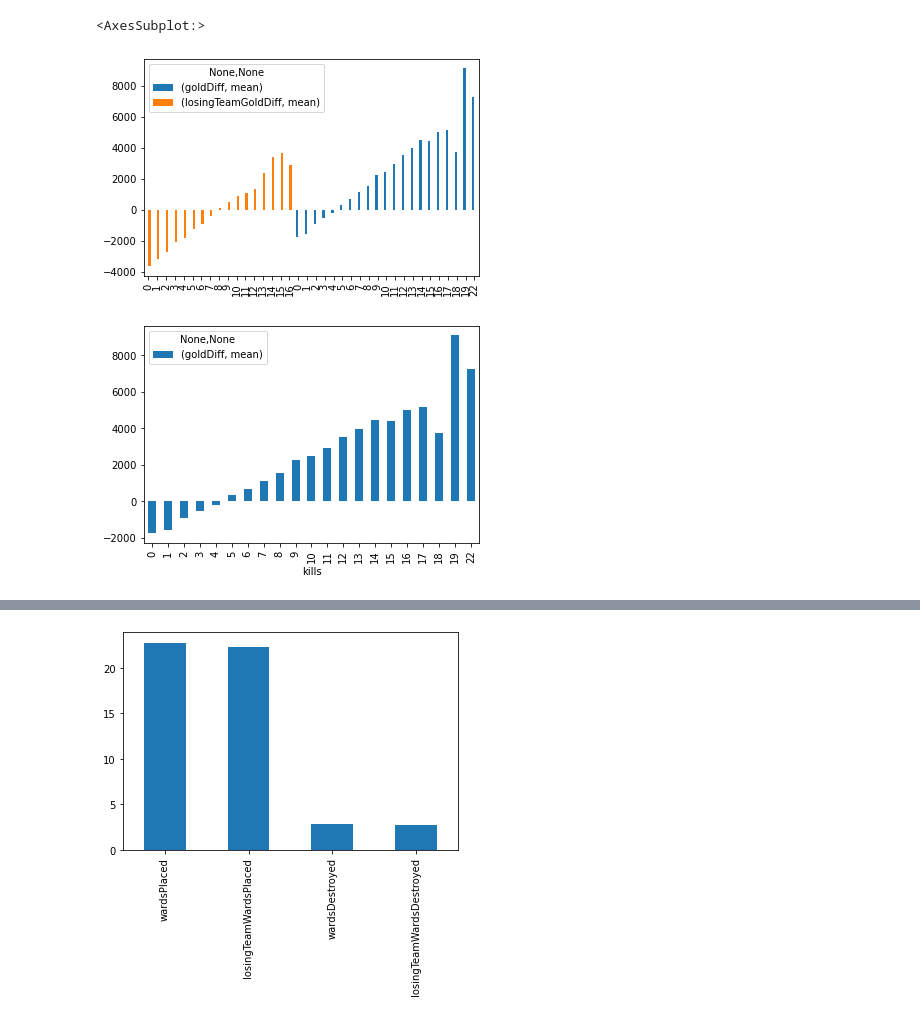
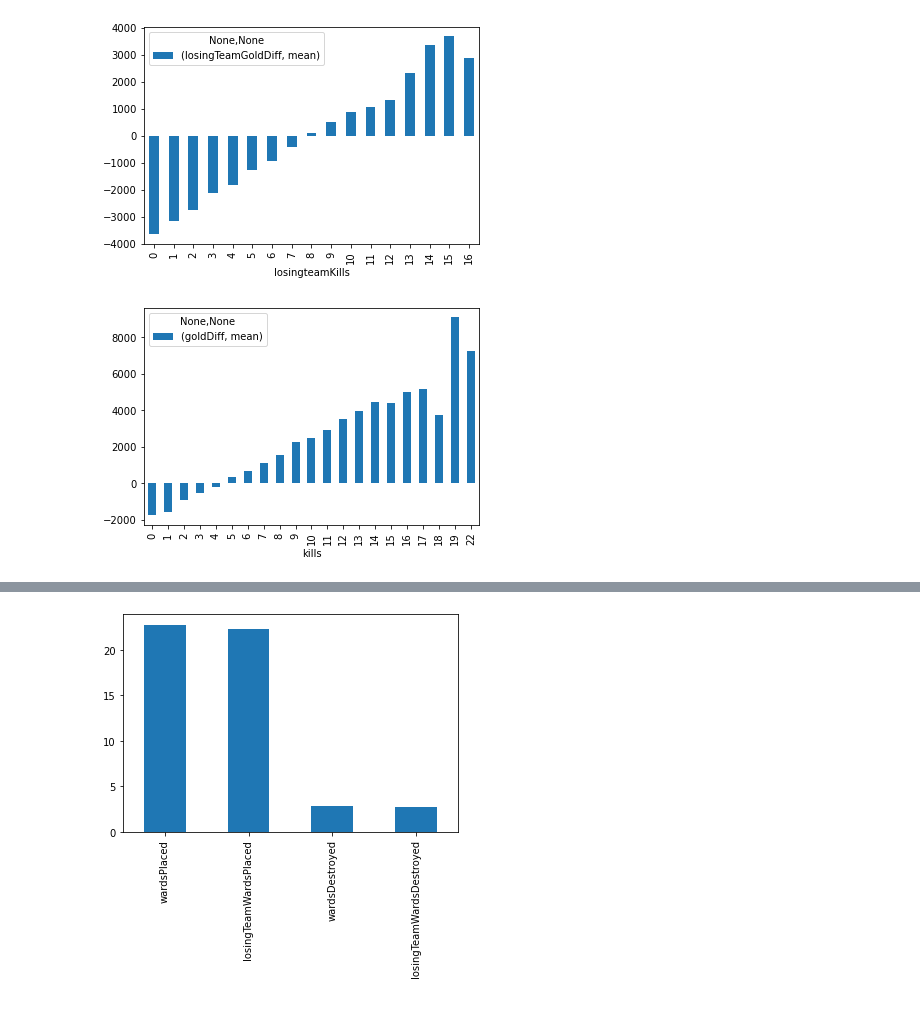
Before and after one commit to Nakheem/Data301, a Jupyter notebook: analysis/Nakheem/analysis.ipynb, the cells around one changed output, grey strips where cells are left out. Drawn from its saved outputs; the diff is of its cells as text; code cells hidden in the pictures.

```diff
--- a/analysis/Nakheem/analysis.ipynb
+++ b/analysis/Nakheem/analysis.ipynb
@@ -52,18 +52,10 @@ def load_and_process(data):
 df = load_and_process("../../data/raw/data.csv")
 # %%
 #looking at the relation between kills, this shows that men the wining team is down kills they arent losing as badly as the losing team
-# is
-df1 = df.groupby('losingteamKills').agg({'losingTeamGoldDiff': ['mean']})
-df2 = df.groupby('kills').agg({'goldDiff': ['mean']})
-frames = [df1,df2]
-result = pd.concat(frames)
-result.plot.bar()
+# its seem like passing that -2000 gold point is an automatic lose for the team and also a plus 4000 gold lead for the wining team is an
+#automatic win
+df1 = df.groupby('losingteamKills').agg({'losingTeamGoldDiff': ['mean']}).plot.bar()
+df2 = df.groupby('kills').agg({'goldDiff': ['mean']}).plot.bar()
 # %% [output]
-<AxesSubplot:>
-[figure, old version]
+[figure, new version]
+[figure, added]
-# %%
-#looking to see how kills effect gold diffrence for the winining team
-#This shows that there is a direct relation between kills and gold lead
-df1 = df.groupby('kills').agg({'goldDiff': ['mean']}).plot(kind ='bar')
-# %% [output]
-[figure, removed]
```
Also changed, not shown: parts of 1 cell of this notebook.
